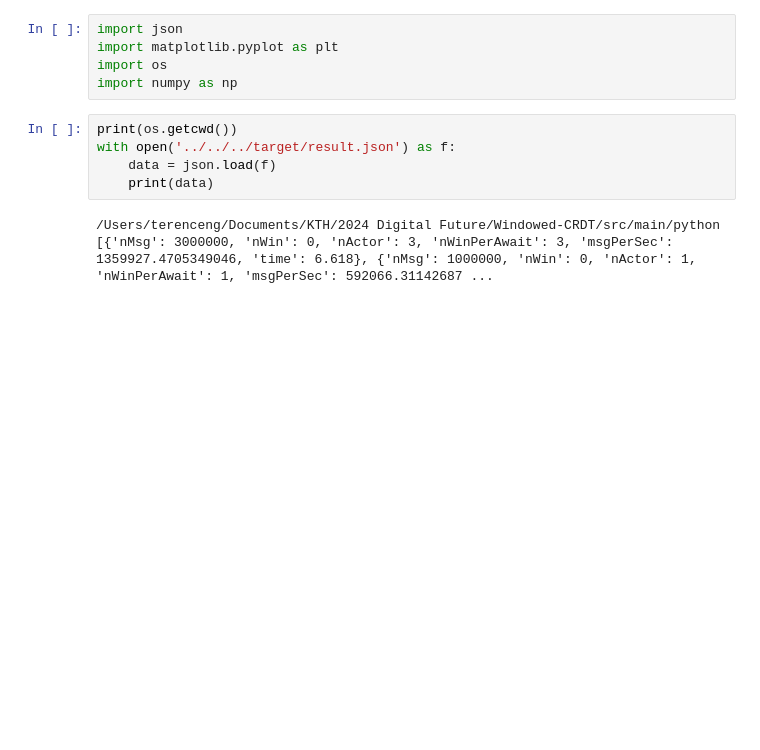
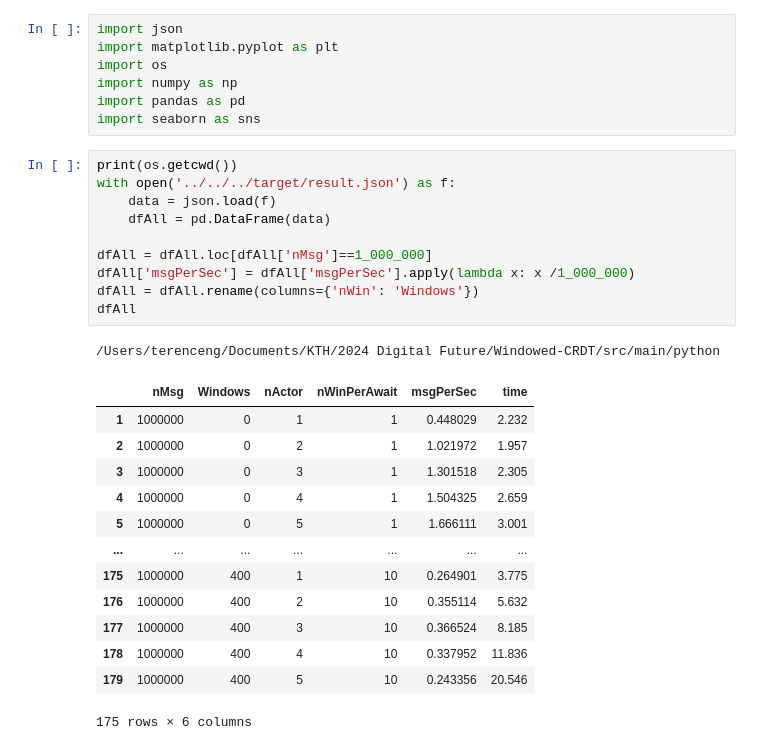
Before and after one commit to TerenceNg03/Windowed-CRDT, a Jupyter notebook: src/main/python/plot.ipynb, the cells around one changed output. Drawn from its saved outputs; the diff is of its cells as text; blank space fills up the shorter version.

```diff
--- a/src/main/python/plot.ipynb
+++ b/src/main/python/plot.ipynb
@@ -3,11 +3,30 @@ import json
 import matplotlib.pyplot as plt
 import os
 import numpy as np
+import pandas as pd
+import seaborn as sns
 # %%
 print(os.getcwd())
 with open('../../../target/result.json') as f:
     data = json.load(f)
-    print(data)
+    dfAll = pd.DataFrame(data)
+
+dfAll = dfAll.loc[dfAll['nMsg']==1_000_000]
+dfAll['msgPerSec'] = dfAll['msgPerSec'].apply(lambda x: x /1_000_000)
+dfAll = dfAll.rename(columns={'nWin': 'Windows'})
+dfAll
 # %% [output]
 /Users/terenceng/Documents/KTH/2024 Digital Future/Windowed-CRDT/src/main/python
-[{'nMsg': 3000000, 'nWin': 0, 'nActor': 3, 'nWinPerAwait': 3, 'msgPerSec': 1359927.4705349046, 'time': 6.618}, {'nMsg': 1000000, 'nWin': 0, 'nActor': 1, 'nWinPerAwait': 1, 'msgPerSec': 592066.31142687 ...
+|  | nMsg | Windows | nActor | nWinPerAwait | msgPerSec | time |
+| 1 | 1000000 | 0 | 1 | 1 | 0.448029 | 2.232 |
+| 2 | 1000000 | 0 | 2 | 1 | 1.021972 | 1.957 |
+| 3 | 1000000 | 0 | 3 | 1 | 1.301518 | 2.305 |
+| 4 | 1000000 | 0 | 4 | 1 | 1.504325 | 2.659 |
+| 5 | 1000000 | 0 | 5 | 1 | 1.666111 | 3.001 |
+| ... | ... | ... | ... | ... | ... | ... |
+| 175 | 1000000 | 400 | 1 | 10 | 0.264901 | 3.775 |
+| 176 | 1000000 | 400 | 2 | 10 | 0.355114 | 5.632 |
+| 177 | 1000000 | 400 | 3 | 10 | 0.366524 | 8.185 |
+| 178 | 1000000 | 400 | 4 | 10 | 0.337952 | 11.836 |
+| 179 | 1000000 | 400 | 5 | 10 | 0.243356 | 20.546 |
+175 rows × 6 columns
```
Also changed, not shown: parts of 3 cells of this notebook.
